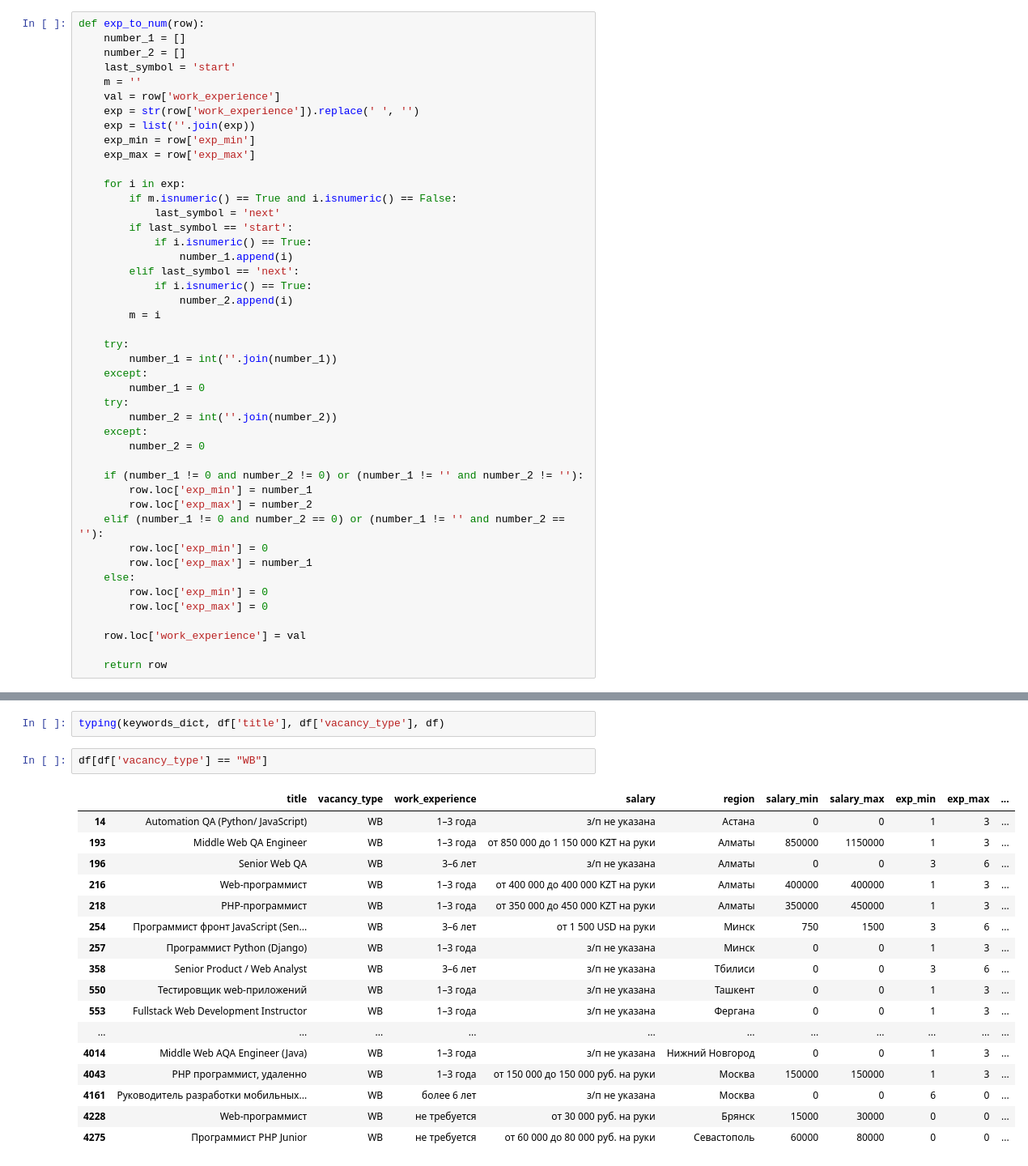
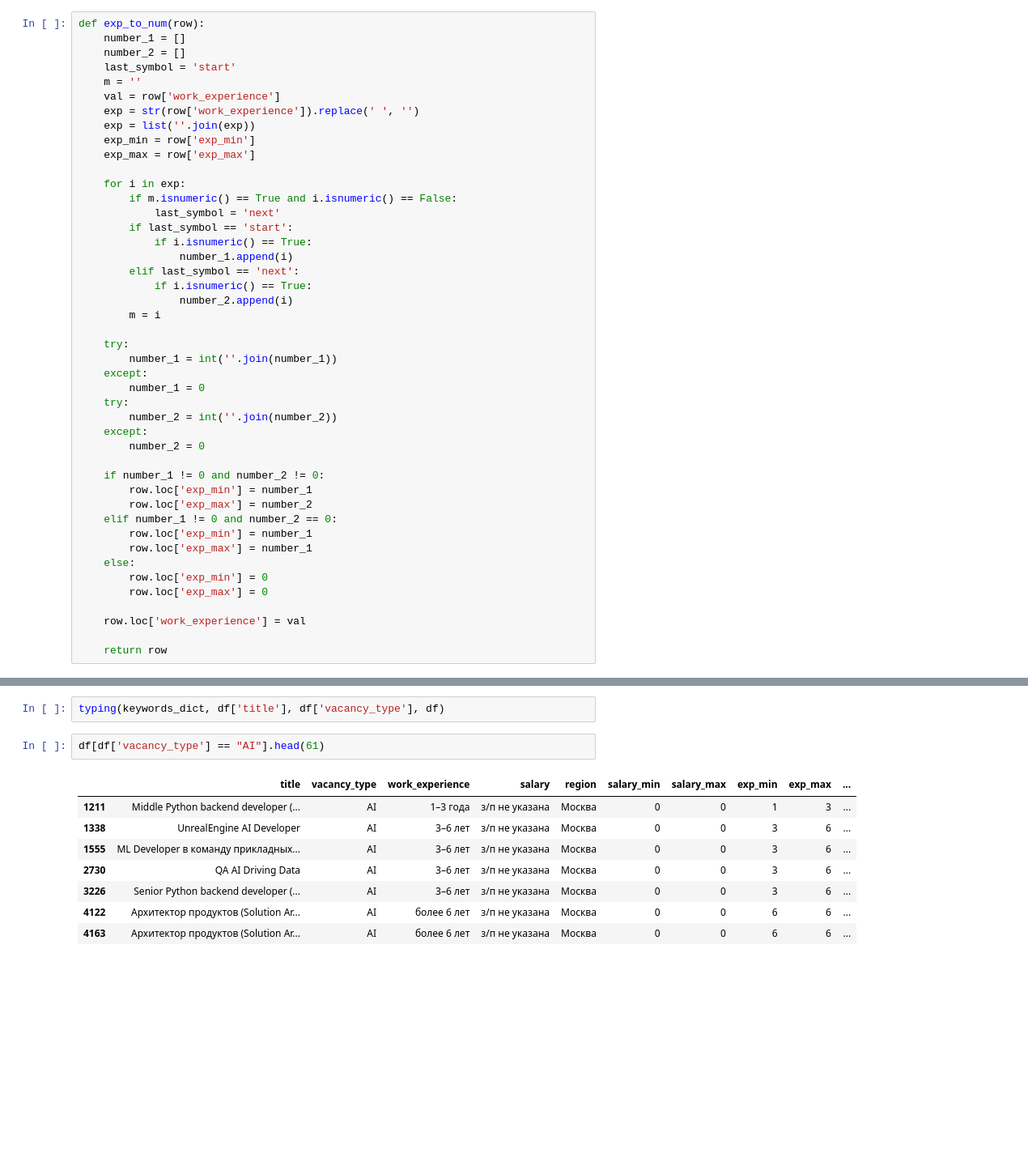
Before and after one commit to Lipetskiy/DE_Sprint, a Jupyter notebook: practicum_4/practicum_4.ipynb, the cells around one changed output, grey strips where cells are left out. Shown: that part at 81% size. Saved outputs shown, nothing was run; the diff lists cells and outputs as text; blank space fills up the shorter version.

```diff
--- a/practicum_4/practicum_4.ipynb
+++ b/practicum_4/practicum_4.ipynb
@@ -161,11 +181,11 @@ def exp_to_num(row):
     except:
         number_2 = 0
 
-    if (number_1 != 0 and number_2 != 0) or (number_1 != '' and number_2 != ''):
+    if number_1 != 0 and number_2 != 0:
         row.loc['exp_min'] = number_1
         row.loc['exp_max'] = number_2
-    elif (number_1 != 0 and number_2 == 0) or (number_1 != '' and number_2 == ''):
-        row.loc['exp_min'] = 0
+    elif number_1 != 0 and number_2 == 0:
+        row.loc['exp_min'] = number_1
         row.loc['exp_max'] = number_1
     else:
         row.loc['exp_min'] = 0
@@ -561,25 +515,16 @@ def typing(typing_dict, column, code_column, data):
 # %%
 typing(keywords_dict, df['title'], df['vacancy_type'], df)
 # %%
-df[df['vacancy_type'] == "WB"]
+df[df['vacancy_type'] == "AI"].head(61)
 # %% [output]
 |  | title | vacancy_type | work_experience | salary | region | salary_min | salary_max | exp_min | exp_max | ... |
-| 14 | Automation QA (Python/ JavaScript) | WB | 1–3 года | з/п не указана | Астана | 0 | 0 | 1 | 3 | ... |
-| 193 | Middle Web QA Engineer | WB | 1–3 года | от 850 000 до 1 150 000 KZT на руки | Алматы | 850000 | 1150000 | 1 | 3 | ... |
-| 196 | Senior Web QA | WB | 3–6 лет | з/п не указана | Алматы | 0 | 0 | 3 | 6 | ... |
-| 216 | Web-программист | WB | 1–3 года | от 400 000 до 400 000 KZT на руки | Алматы | 400000 | 400000 | 1 | 3 | ... |
-| 218 | PHP-программист | WB | 1–3 года | от 350 000 до 450 000 KZT на руки | Алматы | 350000 | 450000 | 1 | 3 | ... |
-| 254 | Программист фронт JavaScript (Sen... | WB | 3–6 лет | от 1 500 USD на руки | Минск | 750 | 1500 | 3 | 6 | ... |
-| 257 | Программист Python (Django) | WB | 1–3 года | з/п не указана | Минск | 0 | 0 | 1 | 3 | ... |
-| 358 | Senior Product / Web Analyst | WB | 3–6 лет | з/п не указана | Тбилиси | 0 | 0 | 3 | 6 | ... |
-| 550 | Тестировщик web-приложений | WB | 1–3 года | з/п не указана | Ташкент | 0 | 0 | 1 | 3 | ... |
-| 553 | Fullstack Web Development Instructor | WB | 1–3 года | з/п не указана | Фергана | 0 | 0 | 1 | 3 | ... |
-| ... | ... | ... | ... | ... | ... | ... | ... | ... | ... | ... |
-| 4014 | Middle Web AQA Engineer (Java) | WB | 1–3 года | з/п не указана | Нижний Новгород | 0 | 0 | 1 | 3 | ... |
-| 4043 | PHP программист, удаленно | WB | 1–3 года | от 150 000 до 150 000 руб. на руки | Москва | 150000 | 150000 | 1 | 3 | ... |
-| 4161 | Руководитель разработки мобильных... | WB | более 6 лет | з/п не указана | Москва | 0 | 0 | 6 | 0 | ... |
-| 4228 | Web-программист | WB | не требуется | от 30 000 руб. на руки | Брянск | 15000 | 30000 | 0 | 0 | ... |
-| 4275 | Программист PHP Junior | WB | не требуется | от 60 000 до 80 000 руб. на руки | Севастополь | 60000 | 80000 | 0 | 0 | ... |
+| 1211 | Middle Python backend developer (... | AI | 1–3 года | з/п не указана | Москва | 0 | 0 | 1 | 3 | ... |
+| 1338 | UnrealEngine AI Developer | AI | 3–6 лет | з/п не указана | Москва | 0 | 0 | 3 | 6 | ... |
+| 1555 | ML Developer в команду прикладных... | AI | 3–6 лет | з/п не указана | Москва | 0 | 0 | 3 | 6 | ... |
+| 2730 | QA AI Driving Data | AI | 3–6 лет | з/п не указана | Москва | 0 | 0 | 3 | 6 | ... |
+| 3226 | Senior Python backend developer (... | AI | 3–6 лет | з/п не указана | Москва | 0 | 0 | 3 | 6 | ... |
+| 4122 | Архитектор продуктов (Solution Ar... | AI | более 6 лет | з/п не указана | Москва | 0 | 0 | 6 | 6 | ... |
+| 4163 | Архитектор продуктов (Solution Ar... | AI | более 6 лет | з/п не указана | Москва | 0 | 0 | 6 | 6 | ... |
 # %%
 df['vacancy_type'].value_counts()
 # %% [output]
```
Also changed, not shown: parts of 46 cells of this notebook.
